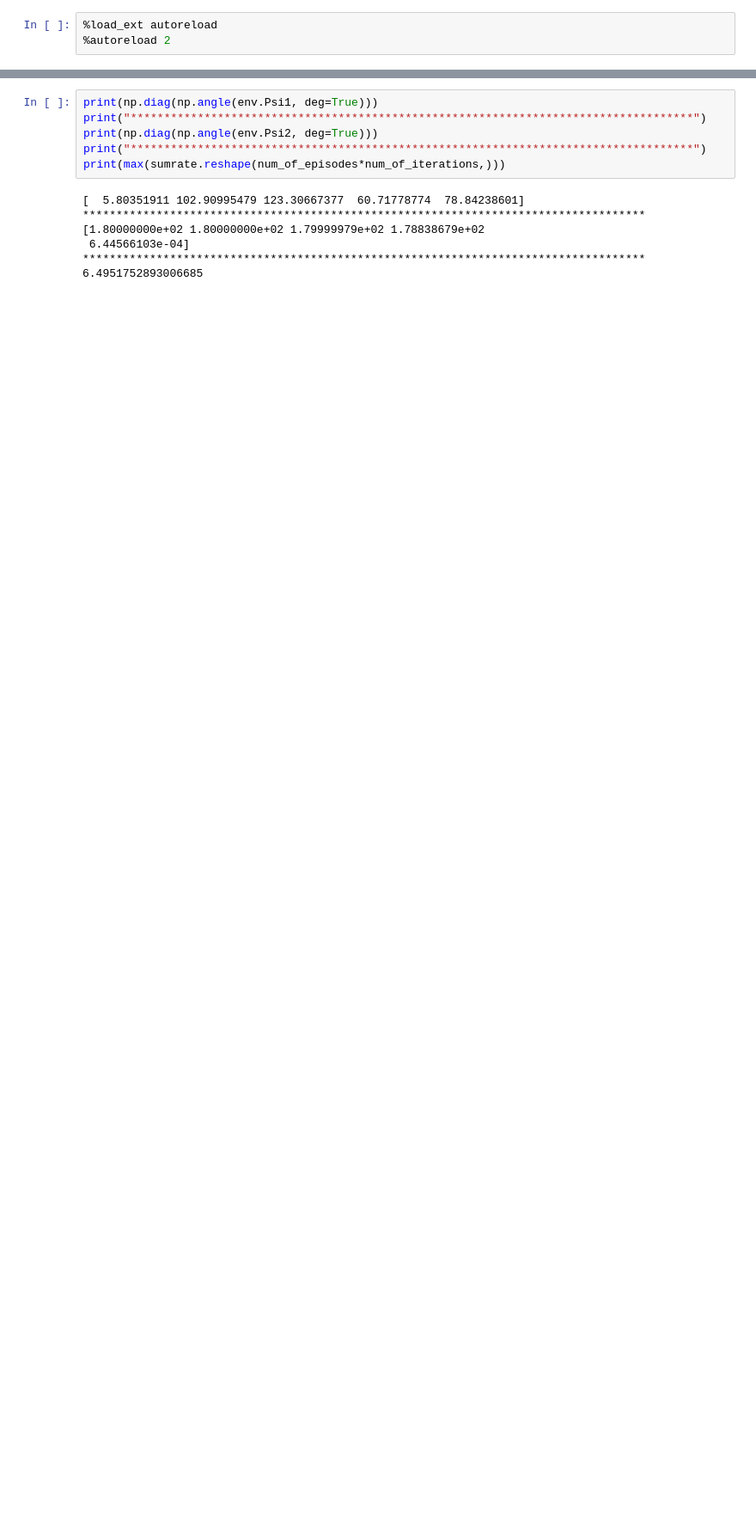
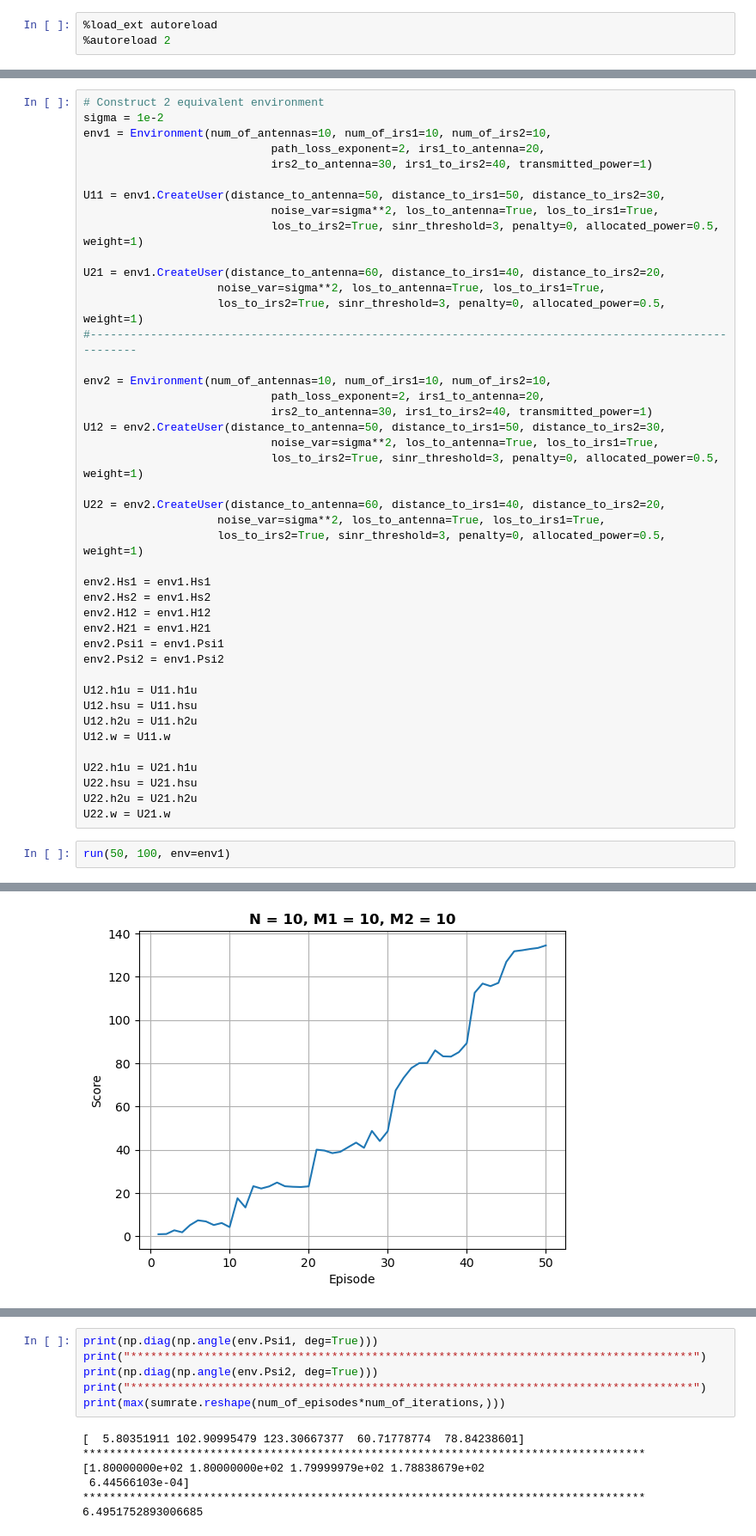
Before and after one commit to DanesH-Abdollahi/IRS-Project, a Jupyter notebook: src/main.ipynb, the cells around one changed output, grey strips where cells are left out. Shown at 86% size. Drawn from its saved outputs; the diff is of its cells as text; blank space fills up the shorter version.

```diff
--- a/src/main.ipynb
+++ b/src/main.ipynb
@@ -124,0 +169,46 @@ Power split factor = 0.47 | Power noise = 0.0
+# %%
+# Construct 2 equivalent environment
+sigma = 1e-2
+env1 = Environment(num_of_antennas=10, num_of_irs1=10, num_of_irs2=10,
+                            path_loss_exponent=2, irs1_to_antenna=20,
+                            irs2_to_antenna=30, irs1_to_irs2=40, transmitted_power=1)
+
+U11 = env1.CreateUser(distance_to_antenna=50, distance_to_irs1=50, distance_to_irs2=30,
+                            noise_var=sigma**2, los_to_antenna=True, los_to_irs1=True,
+                            los_to_irs2=True, sinr_threshold=3, penalty=0, allocated_power=0.5, weight=1)
+
+U21 = env1.CreateUser(distance_to_antenna=60, distance_to_irs1=40, distance_to_irs2=20,
+                    noise_var=sigma**2, los_to_antenna=True, los_to_irs1=True,
+                    los_to_irs2=True, sinr_threshold=3, penalty=0, allocated_power=0.5, weight=1)
+#-------------------------------------------------------------------------------------------------------
+
+env2 = Environment(num_of_antennas=10, num_of_irs1=10, num_of_irs2=10,
+                            path_loss_exponent=2, irs1_to_antenna=20,
+                            irs2_to_antenna=30, irs1_to_irs2=40, transmitted_power=1)
+U12 = env2.CreateUser(distance_to_antenna=50, distance_to_irs1=50, distance_to_irs2=30,
+                            noise_var=sigma**2, los_to_antenna=True, los_to_irs1=True,
+                            los_to_irs2=True, sinr_threshold=3, penalty=0, allocated_power=0.5, weight=1)
+
+U22 = env2.CreateUser(distance_to_antenna=60, distance_to_irs1=40, distance_to_irs2=20,
+                    noise_var=sigma**2, los_to_antenna=True, los_to_irs1=True,
+                    los_to_irs2=True, sinr_threshold=3, penalty=0, allocated_power=0.5, weight=1)
+
+env2.Hs1 = env1.Hs1
+env2.Hs2 = env1.Hs2
+env2.H12 = env1.H12
+env2.H21 = env1.H21
+env2.Psi1 = env1.Psi1
+env2.Psi2 = env1.Psi2
+
+U12.h1u = U11.h1u
+U12.hsu = U11.hsu
+U12.h2u = U11.h2u
+U12.w = U11.w
+
+U22.h1u = U21.h1u
+U22.hsu = U21.hsu
+U22.h2u = U21.h2u
+U22.w = U21.w
+# %%
+run(50, 100, env=env1)
+# %% [output]
@@ -124,0 +232 @@ Power split factor = 0.47 | Power noise = 0.0
+[figure, added]
```
Also changed, not shown: parts of 7 cells of this notebook, 1 other file.
